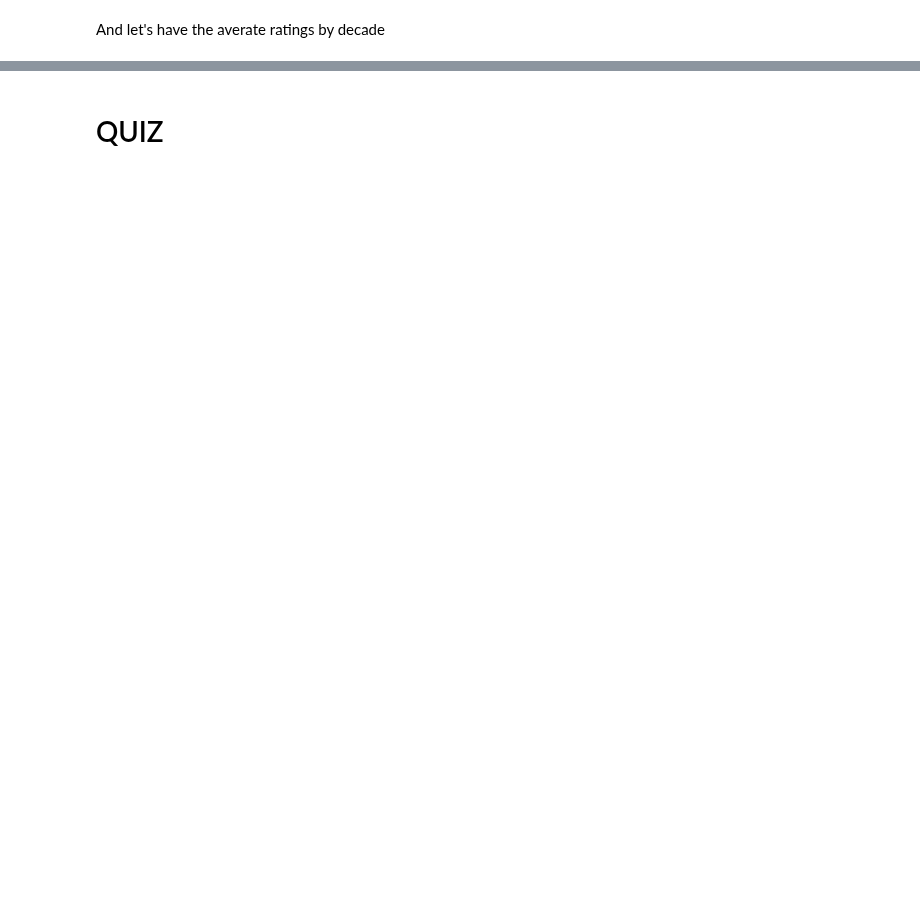
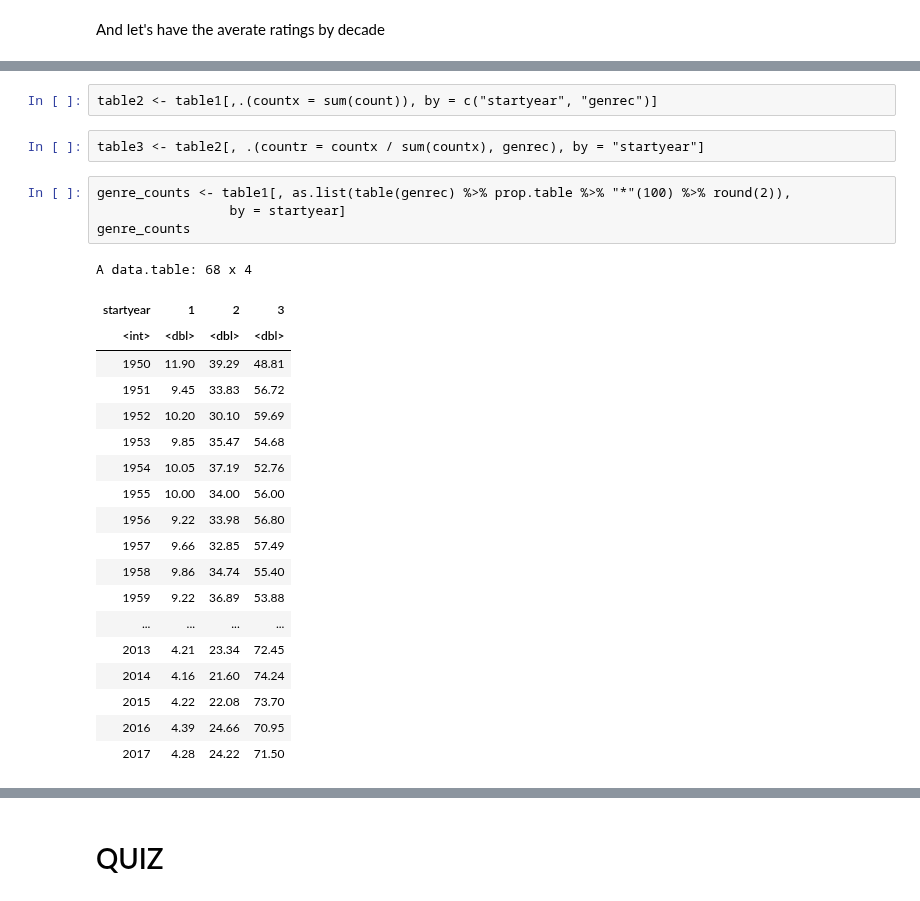
Before and after one commit to serhatcevikel/bdm_2019, a Jupyter notebook: 04_week_01_sos.ipynb, the cells around one changed output, grey strips where cells are left out. Drawn from its saved outputs; the diff is of its cells as text; blank space fills up the shorter version.

```diff
--- a/04_week_01_sos.ipynb
+++ b/04_week_01_sos.ipynb
@@ -729,0 +1445,28 @@ lines(x = hitch_agg[[1]], y = hitch_agg[[3]], type = "l")
+# %%
+table2 <- table1[,.(countx = sum(count)), by = c("startyear", "genrec")]
+# %%
+table3 <- table2[, .(countr = countx / sum(countx), genrec), by = "startyear"]
+# %%
+genre_counts <- table1[, as.list(table(genrec) %>% prop.table %>% "*"(100) %>% round(2)),
+                 by = startyear]
+genre_counts
+# %% [output]
+A data.table: 68 x 4
+| startyear | 1 | 2 | 3 |
+| <int> | <dbl> | <dbl> | <dbl> |
+| 1950 | 11.90 | 39.29 | 48.81 |
+| 1951 | 9.45 | 33.83 | 56.72 |
+| 1952 | 10.20 | 30.10 | 59.69 |
+| 1953 | 9.85 | 35.47 | 54.68 |
+| 1954 | 10.05 | 37.19 | 52.76 |
+| 1955 | 10.00 | 34.00 | 56.00 |
+| 1956 | 9.22 | 33.98 | 56.80 |
+| 1957 | 9.66 | 32.85 | 57.49 |
+| 1958 | 9.86 | 34.74 | 55.40 |
+| 1959 | 9.22 | 36.89 | 53.88 |
+| ... | ... | ... | ... |
+| 2013 | 4.21 | 23.34 | 72.45 |
+| 2014 | 4.16 | 21.60 | 74.24 |
+| 2015 | 4.22 | 22.08 | 73.70 |
+| 2016 | 4.39 | 24.66 | 70.95 |
+| 2017 | 4.28 | 24.22 | 71.50 |
```
Also changed, not shown: parts of 117 cells of this notebook, 1 other file.
